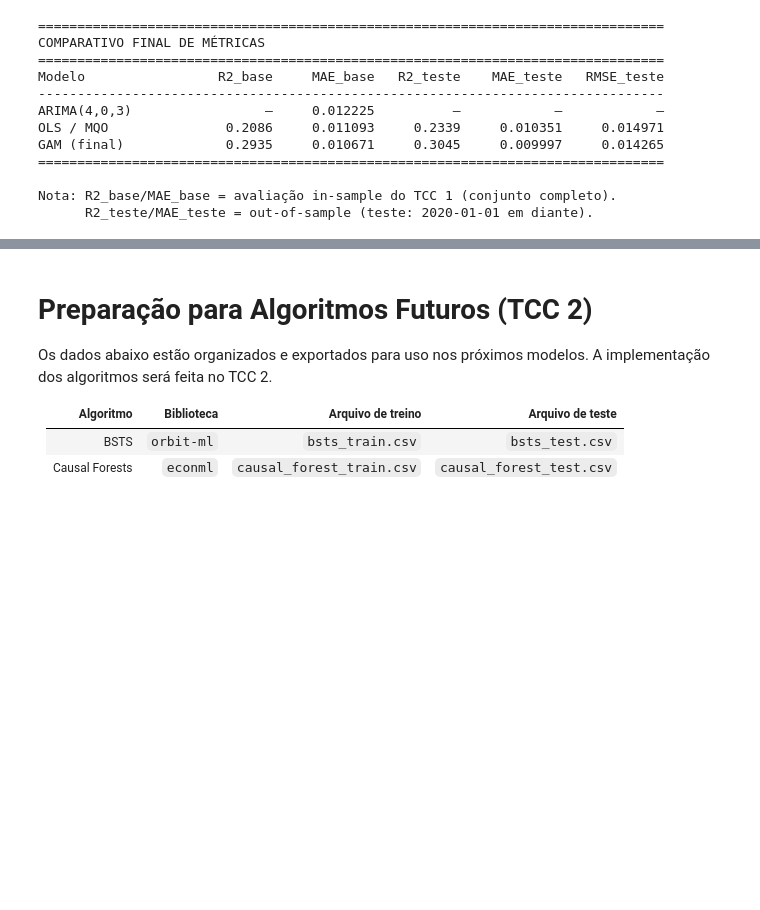
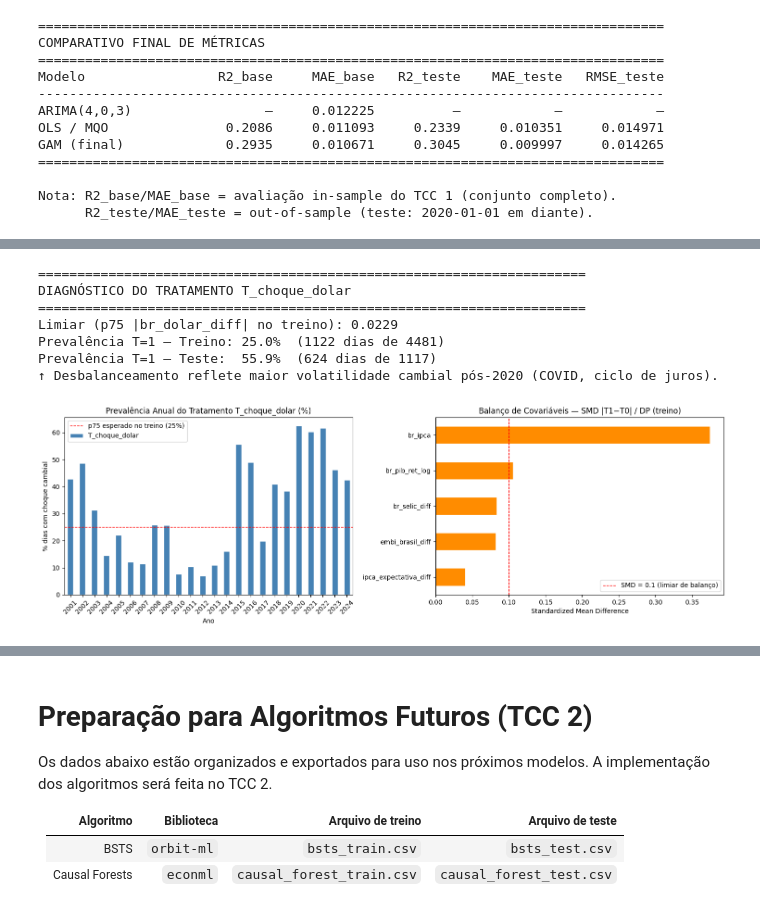
Before and after one commit to LucaoCodes/TCC, a Jupyter notebook: TCC.ipynb, the cells around one changed output, grey strips where cells are left out. Saved outputs shown, nothing was run; the diff lists cells and outputs as text; code cells hidden in the pictures; blank space fills up the shorter version.

```diff
--- a/TCC.ipynb
+++ b/TCC.ipynb
@@ -928,0 +1196,80 @@ Nota: R2_base/MAE_base = avaliação in-sample do TCC 1 (conjunto completo).
+# %%
+# EDA — Diagnóstico do tratamento T_choque_dolar (para Causal Forests)
+# Reconstrói o tratamento idêntico à cél. 83 (limiar p75 só no treino)
+import numpy as np
+import pandas as pd
+import matplotlib.pyplot as plt
+
+eda_target = "br_ibov_ret_log"
+eda_treat  = "T_choque_dolar"
+
+eda_br_cf        = br_transformado.copy()
+eda_mask_train   = eda_br_cf.index < DATA_SPLIT_DATE
+eda_limiar_dolar = eda_br_cf.loc[eda_mask_train, "br_dolar_diff"].abs().quantile(0.75)
+eda_br_cf[eda_treat] = (eda_br_cf["br_dolar_diff"].abs() >= eda_limiar_dolar).astype(int)
+eda_train_cf = eda_br_cf[eda_mask_train]
+eda_test_cf  = eda_br_cf[~eda_mask_train]
+
+print("=" * 70)
+print("DIAGNÓSTICO DO TRATAMENTO T_choque_dolar")
+print("=" * 70)
+print(f"Limiar (p75 |br_dolar_diff| no treino): {eda_limiar_dolar:.4f}")
+print(f"Prevalência T=1 — Treino: {eda_train_cf[eda_treat].mean()*100:.1f}%"
+      f"  ({int(eda_train_cf[eda_treat].sum())} dias de {len(eda_train_cf)})")
+print(f"Prevalência T=1 — Teste:  {eda_test_cf[eda_treat].mean()*100:.1f}%"
+      f"  ({int(eda_test_cf[eda_treat].sum())} dias de {len(eda_test_cf)})")
+print("↑ Desbalanceamento reflete maior volatilidade cambial pós-2020 (COVID, ciclo de juros).")
+
+# Prevalência anual
+eda_yearly = eda_br_cf.groupby(eda_br_cf.index.year)[eda_treat].mean().mul(100)
+fig, axes = plt.subplots(1, 2, figsize=(15, 5))
+
+eda_yearly.plot(kind="bar", ax=axes[0], color="steelblue", edgecolor="white")
+axes[0].axhline(25, color="red", linestyle="--", linewidth=1,
+                label="p75 esperado no treino (25%)")
+axes[0].set_title("Prevalência Anual do Tratamento T_choque_dolar (%)")
+axes[0].set_xlabel("Ano")
+axes[0].set_ylabel("% dias com choque cambial")
+axes[0].legend()
+axes[0].tick_params(axis="x", rotation=45)
+
+# Standardized Mean Difference das covariáveis (balanço T=0 vs T=1)
+eda_covs = [c for c in eda_br_cf.columns
+            if c not in [eda_target, eda_treat, "br_dolar_diff"]]
+eda_t0 = eda_train_cf[eda_train_cf[eda_treat] == 0][eda_covs]
+eda_t1 = eda_train_cf[eda_train_cf[eda_treat] == 1][eda_covs]
+eda_smd = ((eda_t1.mean() - eda_t0.mean()) / eda_train_cf[eda_covs].std()).abs()
+eda_smd.sort_values().plot(kind="barh", ax=axes[1],
+                           color="darkorange", edgecolor="white")
+axes[1].axvline(0.1, color="red", linestyle="--", linewidth=1,
+                label="SMD = 0.1 (limiar de balanço)")
+axes[1].set_title("Balanço de Covariáveis — SMD |T1−T0| / DP (treino)")
+axes[1].set_xlabel("Standardized Mean Difference")
+axes[1].legend()
+plt.tight_layout()
+plt.show()
+
+# Médias por grupo e outcome médio
+print("\n--- Médias das Covariáveis por Grupo de Tratamento (treino) ---")
+eda_bal = pd.DataFrame({
+    "T=0 (sem choque)":   eda_t0.mean(),
+    "T=1 (choque cambial)": eda_t1.mean(),
+    "SMD":                  eda_smd,
+})
+display(eda_bal.round(5))
+
+print("\n--- Retorno Médio do Ibovespa por Grupo (treino) ---")
+print(f"  T=0: {eda_t0.assign(y=eda_train_cf[eda_target])['y'].mean():.5f}")
+print(f"  T=1: {eda_t1.assign(y=eda_train_cf[eda_target])['y'].mean():.5f}")
+
+print("\nNota: br_dolar_diff é EXCLUÍDA das covariáveis X do CausalForestDML (cél. 83/85)")
+print("pois T é função determinística dela — incluí-la introduziria vazamento.")
+# %% [output]
+======================================================================
+DIAGNÓSTICO DO TRATAMENTO T_choque_dolar
+======================================================================
+Limiar (p75 |br_dolar_diff| no treino): 0.0229
+Prevalência T=1 — Treino: 25.0%  (1122 dias de 4481)
+Prevalência T=1 — Teste:  55.9%  (624 dias de 1117)
+↑ Desbalanceamento reflete maior volatilidade cambial pós-2020 (COVID, ciclo de juros).
+[figure, added]
```
Also changed, not shown: parts of 15 cells of this notebook.
